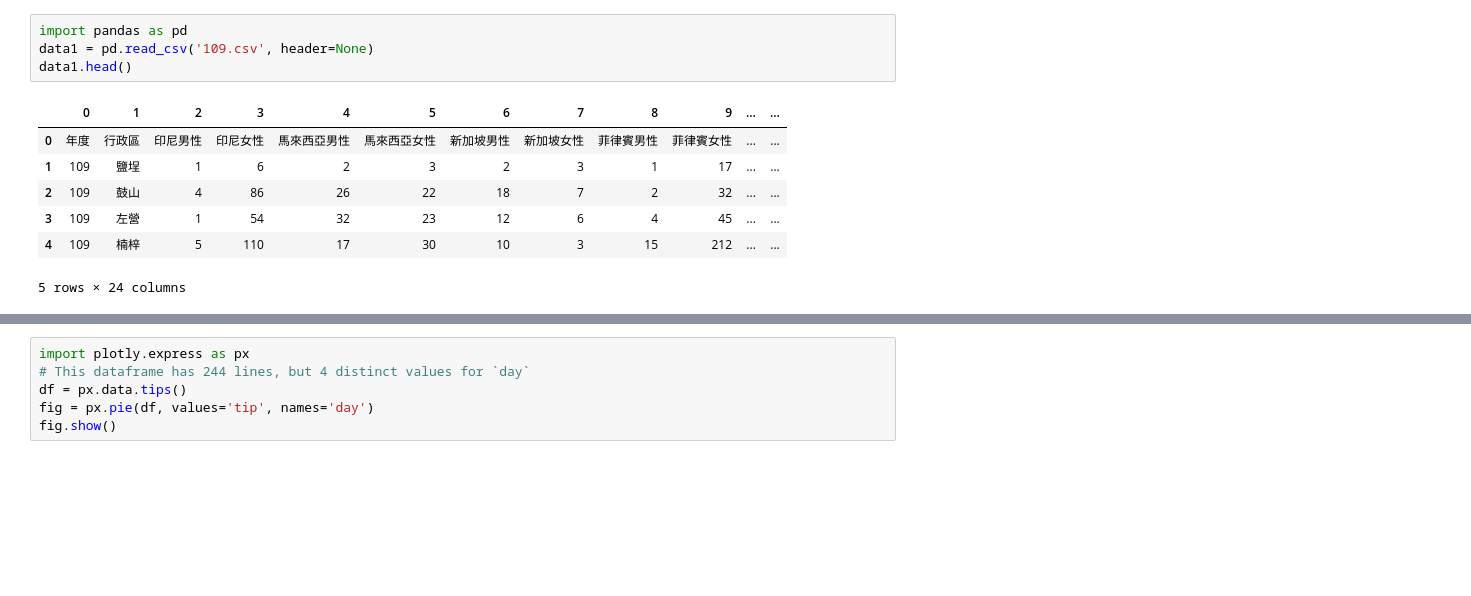
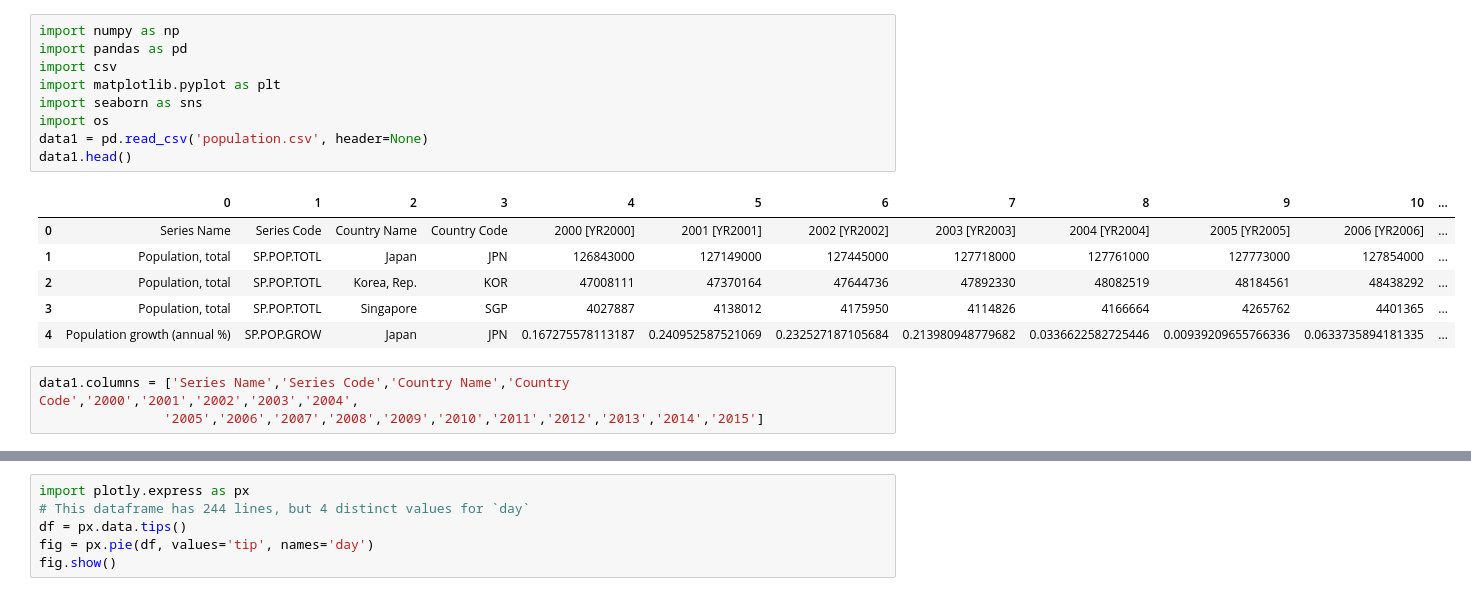
Before and after one commit to Dolly0106/RL, a Jupyter notebook: HW2.ipynb, the cells around one changed output, grey strips where cells are left out. Drawn from its saved outputs; the diff is of its cells as text; blank space fills up the shorter version.

```diff
--- a/HW2.ipynb
+++ b/HW2.ipynb
@@ -1,12 +20,19 @@
 # %%
+import numpy as np
 import pandas as pd
-data1 = pd.read_csv('109.csv', header=None)
+import csv
+import matplotlib.pyplot as plt
+import seaborn as sns
+import os
+data1 = pd.read_csv('population.csv', header=None)
 data1.head()
 # %% [output]
-|  | 0 | 1 | 2 | 3 | 4 | 5 | 6 | 7 | 8 | 9 | ... | ... |
-| 0 | 年度 | 行政區 | 印尼男性 | 印尼女性 | 馬來西亞男性 | 馬來西亞女性 | 新加坡男性 | 新加坡女性 | 菲律賓男性 | 菲律賓女性 | ... | ... |
-| 1 | 109 | 鹽埕 | 1 | 6 | 2 | 3 | 2 | 3 | 1 | 17 | ... | ... |
-| 2 | 109 | 鼓山 | 4 | 86 | 26 | 22 | 18 | 7 | 2 | 32 | ... | ... |
-| 3 | 109 | 左營 | 1 | 54 | 32 | 23 | 12 | 6 | 4 | 45 | ... | ... |
-| 4 | 109 | 楠梓 | 5 | 110 | 17 | 30 | 10 | 3 | 15 | 212 | ... | ... |
+|  | 0 | 1 | 2 | 3 | 4 | 5 | 6 | 7 | 8 | 9 | 10 | ... |
+| 0 | Series Name | Series Code | Country Name | Country Code | 2000 [YR2000] | 2001 [YR2001] | 2002 [YR2002] | 2003 [YR2003] | 2004 [YR2004] | 2005 [YR2005] | 2006 [YR2006] | ... |
+| 1 | Population, total | SP.POP.TOTL | Japan | JPN | 126843000 | 127149000 | 127445000 | 127718000 | 127761000 | 127773000 | 127854000 | ... |
+| 2 | Population, total | SP.POP.TOTL | Korea, Rep. | KOR | 47008111 | 47370164 | 47644736 | 47892330 | 48082519 | 48184561 | 48438292 | ... |
+| 3 | Population, total | SP.POP.TOTL | Singapore | SGP | 4027887 | 4138012 | 4175950 | 4114826 | 4166664 | 4265762 | 4401365 | ... |
+| 4 | Population growth (annual %) | SP.POP.GROW | Japan | JPN | 0.167275578113187 | 0.240952587521069 | 0.232527187105684 | 0.213980948779682 | 0.0336622582725446 | 0.00939209655766336 | 0.0633735894181335 | ... |
-5 rows × 24 columns
+# %%
+data1.columns = ['Series Name','Series Code','Country Name','Country Code','2000','2001','2002','2003','2004',
+                '2005','2006','2007','2008','2009','2010','2011','2012','2013','2014','2015']
```
Also changed, not shown: parts of 9 cells of this notebook, 4 other files.
